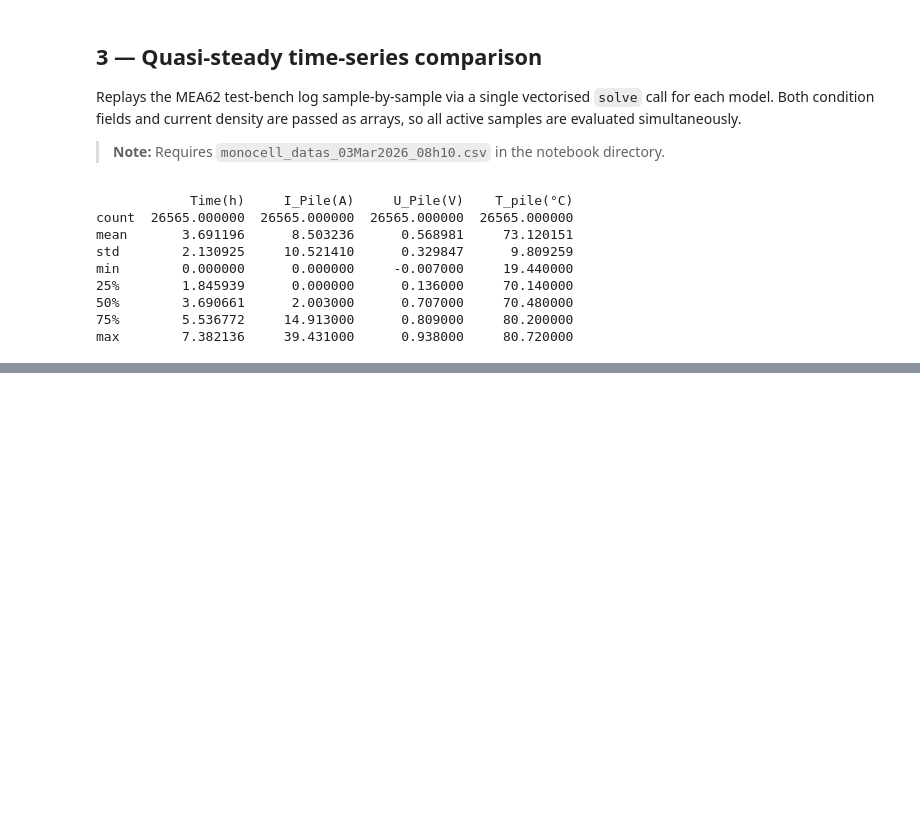
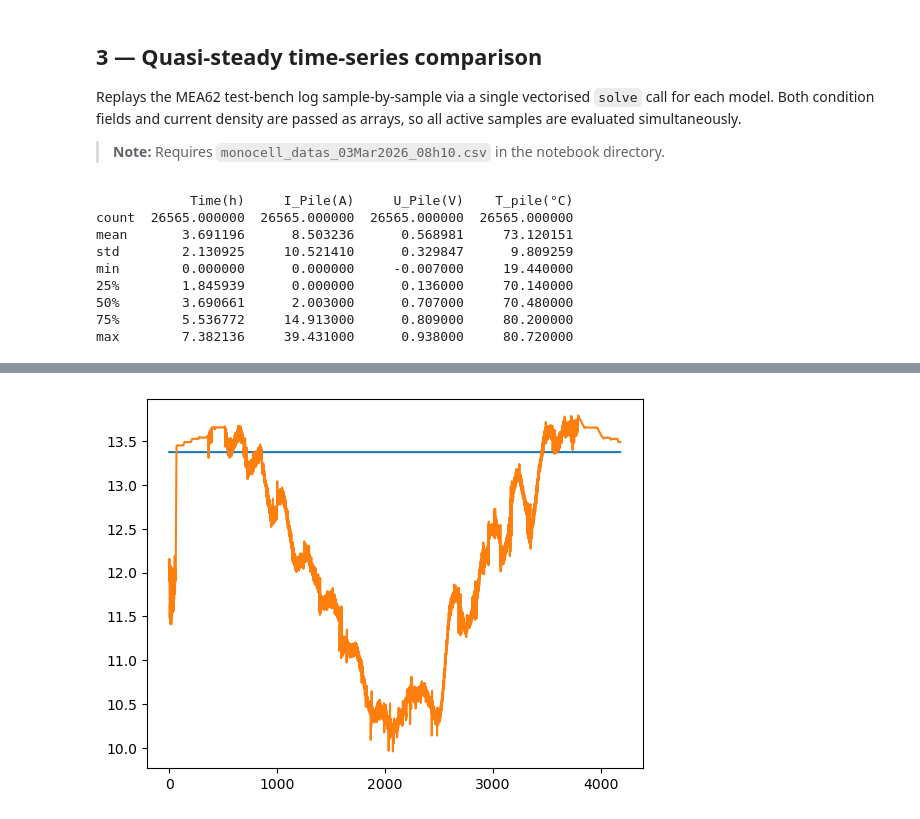
Before and after one commit to affonsop/marapendi, a Jupyter notebook: notebooks/04_implicit_vs_explicit_comparison.ipynb, the cells around one changed output, grey strips where cells are left out. Drawn from its saved outputs; the diff is of its cells as text; code cells hidden in the pictures; blank space fills up the shorter version.

```diff
--- a/notebooks/04_implicit_vs_explicit_comparison.ipynb
+++ b/notebooks/04_implicit_vs_explicit_comparison.ipynb
@@ -447,0 +462,8 @@ if csv_available:
+# %%
+if csv_available:
+    time_h     = df['Time(h)'].to_numpy()
+
+    plt.plot(state_exp_ts.membrane.vapor_equilibrium_saturation_water_content * np.ones_like(state_exp_ts.ca.eq_water_content))
+    plt.plot(state_exp_ts.ca.eq_water_content)
+# %% [output]
+[figure, added]
```
Also changed, not shown: parts of 8 cells of this notebook, 4 other files.
